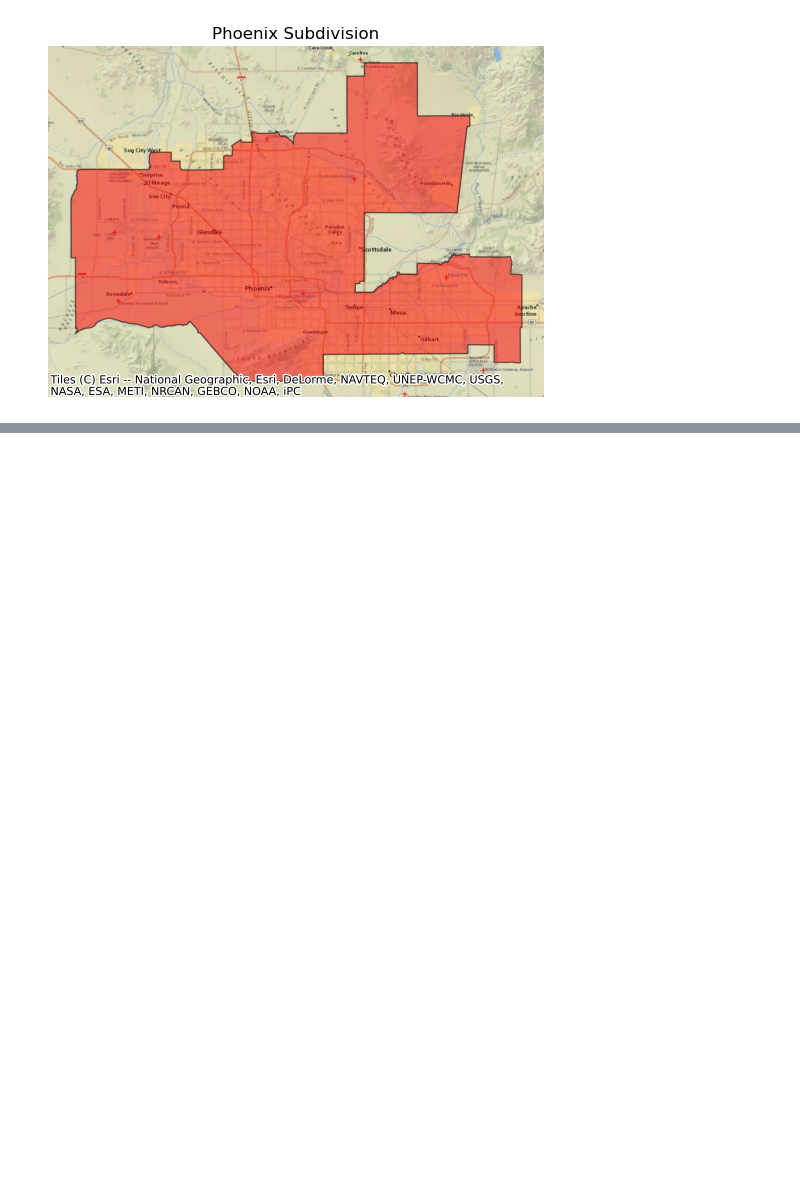
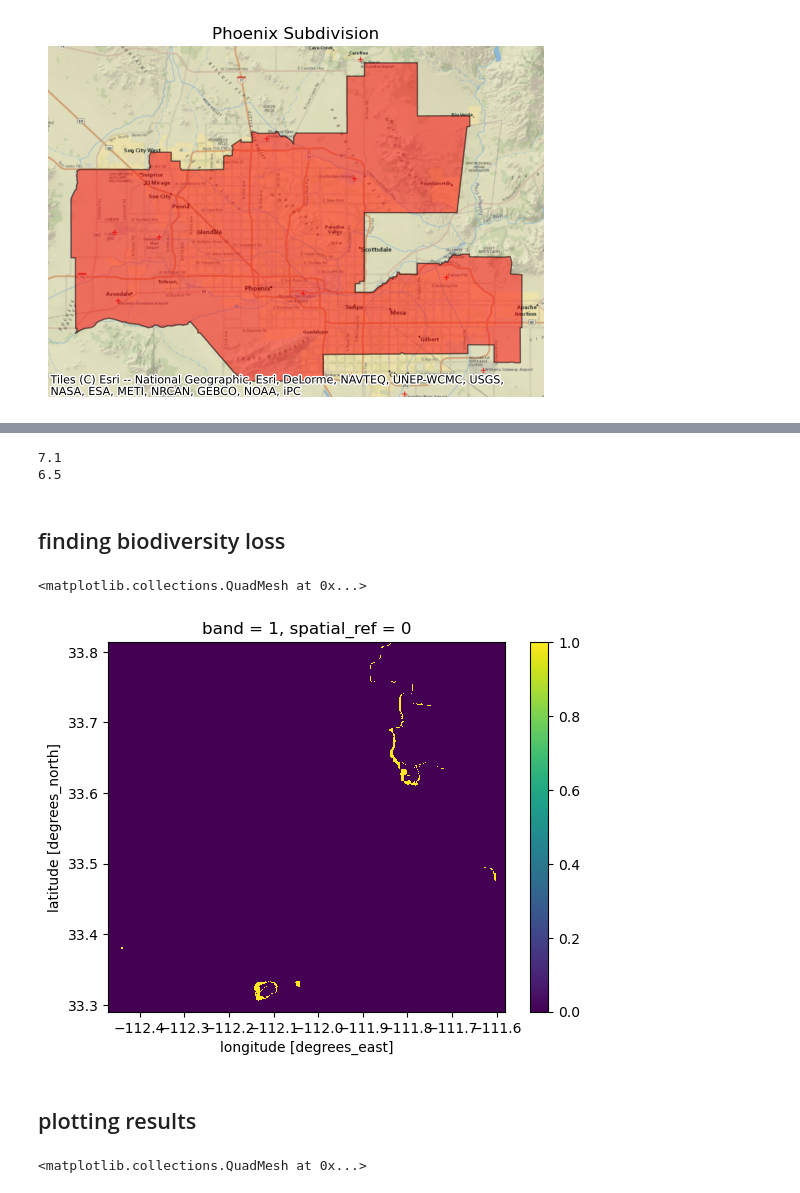
Before and after one commit to charliecurtin1/phoenix-biodiversity-intactness-2020, a Jupyter notebook: phoenix-BII.ipynb, the cells around one changed output, grey strips where cells are left out. Drawn from its saved outputs; the diff is of its cells as text; code cells hidden in the pictures; blank space fills up the shorter version.

Commit message:
onto the plotting

```diff
--- a/phoenix-BII.ipynb
+++ b/phoenix-BII.ipynb
@@ -137,0 +142,15 @@ ax.set_axis_off()
+# %%
+# clip the rasters to phoenix
+bii_2017_phx = bii_2017.rio.clip(phoenix.geometry.values, phoenix.crs)
+
+bii_2020_phx = bii_2020.rio.clip(phoenix.geometry.values, phoenix.crs)
+# %%
+# select BII values greater than .75 for both years
+bii_2017_sub = bii_2017_phx > .75
+
+bii_2020_sub = bii_2020_phx > .75
+
+# cast as type int
+bii_2017_sub = bii_2017_sub.astype("int")
+
+bii_2020_sub = bii_2020_sub.astype("int")
@@ -137,0 +162,32 @@ ax.set_axis_off()
+# %%
+# print the values
+print(np.round(p_area_2017.item(), decimals = 1))
+
+print(np.round(p_area_2020.item(), decimals = 1))
+# %% [output]
+7.1
+6.5
+# %% [markdown]
+## finding biodiversity loss
+# %%
+# find biodiversity loss from 2017 to 2020
+# values of 1 will represent areas where BII changed from .75 to less than .75
+bii_loss = bii_2017_sub - bii_2020_sub
+# %%
+# reclassify all areas of -1 (gained biodiversity) to 0
+bii_loss = bii_loss.where(bii_loss != -1, other = 0)
+# %%
+bii_loss.plot()
+# %% [output]
+<matplotlib.collections.QuadMesh at 0x...>
+[figure, added]
+# %% [markdown]
+## plotting results
+# %%
+# plot biodiversity for 2020, overlaying biodiversity loss
+# initialize the plot
+fig, ax = plt.subplots()
+
+bii_2020.plot()
+# %% [output]
+<matplotlib.collections.QuadMesh at 0x...>
```
Also changed, not shown: parts of 5 cells of this notebook.
